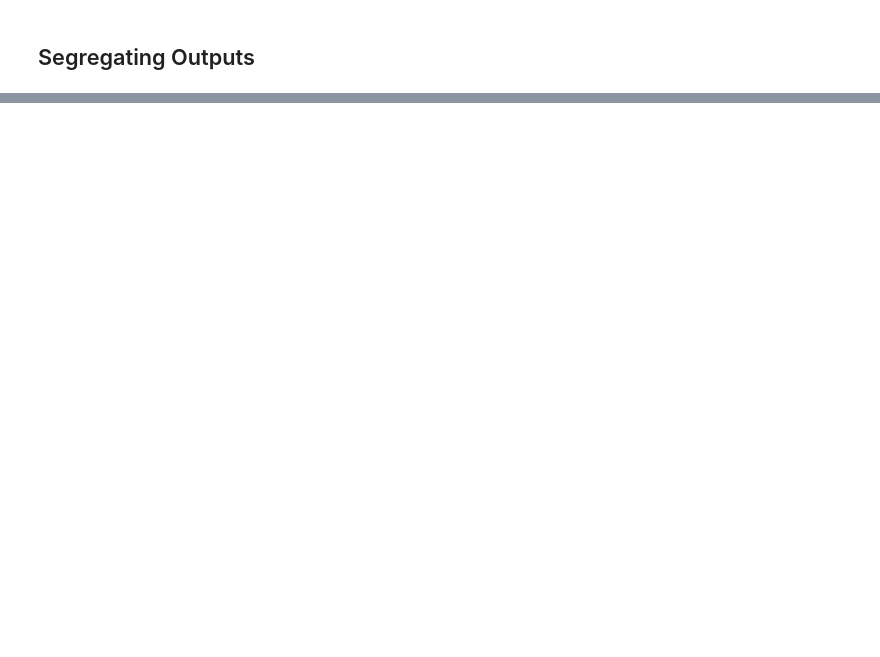
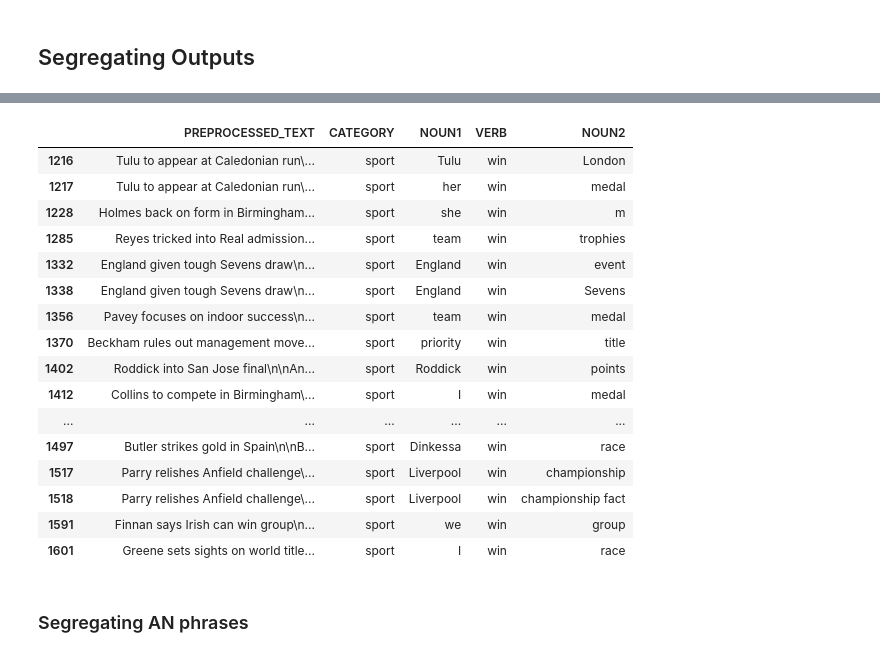
Before and after one commit to ManashJKonwar/NLP-Information-Pattern-Finder, a Jupyter notebook: supporting_scripts_notebooks/sn_textual_patterns.ipynb, the cells around one changed output, grey strips where cells are left out. Cells and saved outputs as stored; diff of their text form; code cells hidden in the pictures; blank space fills up the shorter version.

Commit message:
Enhancement: Adding_segregation_logic_for_all_rule_based_patterns
Signed-off-by: ManashJKonwar <rickykonwar@gmail.com>

```diff
--- a/supporting_scripts_notebooks/sn_textual_patterns.ipynb
+++ b/supporting_scripts_notebooks/sn_textual_patterns.ipynb
@@ -242,7 +244,7 @@ def rule_an(text):
                 phrase += token.text
 
         if  len(phrase)!=0:
-            pat.append(phrase)
+            pat.append({'phrase':phrase, 'noun': token.text})
     return pat
 # %%
 rule_an(test_text)
@@ -401,7 +403,7 @@ def rule_nvn_mod(text):
                             adj = rule_ad_mod(doc, text, sub_tok.i)
                             # add adj based noun
                             phrase += adj+' '+sub_tok.text
-                            sent.append(phrase)
+                            sent.append({'phrase':phrase, 'verb':token.lemma_})
 
     return sent
 # %%
@@ -452,0 +493,38 @@ final_nvn_mod_list[:5]
+# %%
+verb_dict = dict()
+dis_dict = dict()
+dis_list = []
+
+# iterating over all the sentences
+for i in range(len(nvn_sample_data)):
+
+    # sentence containing the output
+    sentence = nvn_sample_data.loc[i,'PREPROCESSED_TEXT']
+    # catgeory info
+    category = nvn_sample_data.loc[i,'CATEGORIES']
+    # output of the sentence
+    output = nvn_sample_data.loc[i,'NVN_PHRASES']
+
+    # iterating over all the outputs from the sentence
+    for sent in output:
+        # separate subject, verb and object
+        n1, v, n2 = sent['phrase'].split(sent['verb'])[0], sent['verb'], sent['phrase'].split(sent['verb'])[1]
+
+        # append to list, along with the sentence
+        dis_dict = {
+            'PREPROCESSED_TEXT':sentence,
+            'CATEGORY':category,
+            'NOUN1':n1,
+            'VERB':v,
+            'NOUN2':n2}
+        dis_list.append(dis_dict)
+
+        # counting the number of sentences containing the verb
+        verb = sent['phrase'].split()[1]
+        if verb in verb_dict:
+            verb_dict[verb]+=1
+        else:
+            verb_dict[verb]=1
+
+df_nvn_sep = pd.DataFrame(dis_list)
+df_nvn_sep.head(5)
@@ -452,0 +560,22 @@ final_nvn_mod_list[:5]
+# %%
+df_nvn_sep.loc[df_nvn_sep.CATEGORY.isin(['sport'])][df_nvn_sep['VERB']=='win']
+# %% [output]
+|  | PREPROCESSED_TEXT | CATEGORY | NOUN1 | VERB | NOUN2 |
+| 1216 | Tulu to appear at Caledonian run\... | sport | Tulu | win | London |
+| 1217 | Tulu to appear at Caledonian run\... | sport | her | win | medal |
+| 1228 | Holmes back on form in Birmingham... | sport | she | win | m |
+| 1285 | Reyes tricked into Real admission... | sport | team | win | trophies |
+| 1332 | England given tough Sevens draw\n... | sport | England | win | event |
+| 1338 | England given tough Sevens draw\n... | sport | England | win | Sevens |
+| 1356 | Pavey focuses on indoor success\n... | sport | team | win | medal |
+| 1370 | Beckham rules out management move... | sport | priority | win | title |
+| 1402 | Roddick into San Jose final\n\nAn... | sport | Roddick | win | points |
+| 1412 | Collins to compete in Birmingham\... | sport | I | win | medal |
+| ... | ... | ... | ... | ... | ... |
+| 1497 | Butler strikes gold in Spain\n\nB... | sport | Dinkessa | win | race |
+| 1517 | Parry relishes Anfield challenge\... | sport | Liverpool | win | championship |
+| 1518 | Parry relishes Anfield challenge\... | sport | Liverpool | win | championship fact |
+| 1591 | Finnan says Irish can win group\n... | sport | we | win | group |
+| 1601 | Greene sets sights on world title... | sport | I | win | race |
+# %% [markdown]
+### Segregating AN phrases
```
Also changed, not shown: parts of 36 cells of this notebook.
